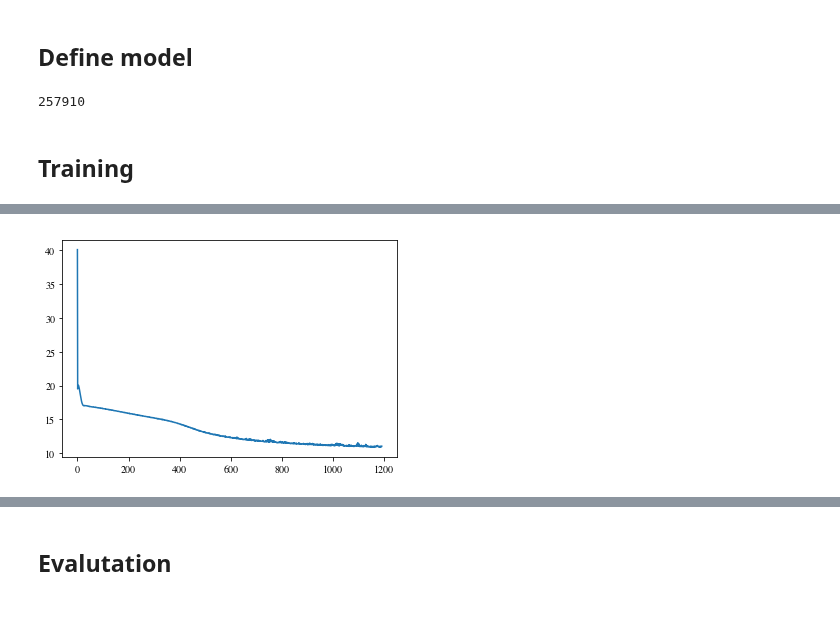
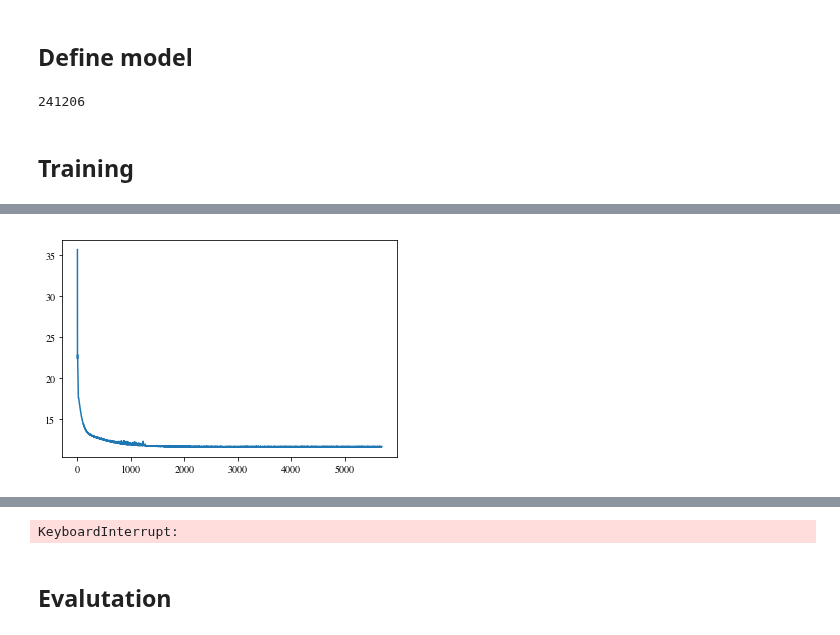
Before and after one commit to SchattenGenie/diff-surrogate, a Jupyter notebook: ffjord/conditional_ffjord_real_data.ipynb, the cells around one changed output, grey strips where cells are left out. Cells and saved outputs as stored; diff of their text form; code cells hidden in the pictures.

Commit message:
real data hierarchical model

```diff
--- a/ffjord/conditional_ffjord_real_data.ipynb
+++ b/ffjord/conditional_ffjord_real_data.ipynb
@@ -35,6 +35,10 @@ conditions_columns = ['magn_x', 'magn_len', 'start_pz',
 # %%
 x = torch.tensor(df[x_columns].values).float()
 conditions = torch.tensor(df[conditions_columns].values).float()
+# %%
+conditions = conditions[x[:, 2] > 0.]
+x = x[x[:, 2] > 0.]
+# x = torch.cat([x, (x[:, 2] != 0.).float().view(-1, 1)], dim=1)
 # %%
 x.shape, conditions.shape
 # %% [output]
@@ -48,17 +52,17 @@ regularization_fns = None
 model = build_model_tabular(dims=x.shape[1],
                             condition_dim=conditions.shape[1],
                             layer_type='concat_v2',
-                            num_blocks=3,
+                            num_blocks=5,
                             rademacher=False,
                             nonlinearity='tanh',
                             solver='dopri5',
-                            hidden_dims=(256, 256),
+                            hidden_dims=(128, 128, 128),
                             bn_lag=0.01,
                             batch_norm=True,
                             regularization_fns=regularization_fns).to(device)
 sum(p.numel() for p in model.parameters()  if p.requires_grad)
 # %% [output]
-257910
+241206
 # %%
 import torch.utils.data as pytorch_data_utils
 BATCH_SIZE = 16384 * 2
@@ -66,11 +70,31 @@ dataset = torch.utils.data.TensorDataset(x, conditions)
 dataloader = torch.utils.data.DataLoader(dataset, batch_size=BATCH_SIZE, shuffle=True)
 # %% [markdown]
 ## Training
+# %%
+import math
+
+def standard_normal_logprob(z):
+    logZ = -0.5 * math.log(2 * math.pi)
+    zpow = (z).pow(2)
+    return logZ - zpow / 2
+
+
+def compute_loss(model, data, condition, batch_size=None):
+    zero = torch.zeros(data.shape[0], 1).to(data.device)
+    z, delta_logp = model(x=data, logpx=zero, condition=condition)
+    # return delta_logp
+
+    # compute log q(z)
+    logpz = standard_normal_logprob(z).sum(1, keepdim=True)
+
+    logpx = logpz - delta_logp
+    loss = -torch.mean(logpx)
+    return loss
 # %%
 from tqdm import tqdm_notebook as tqdm
 
 trainable_parametrs = list(model.parameters())
-optimizer = torch.optim.Adam(trainable_parametrs, lr=1e-4)
+optimizer = torch.optim.Adam(trainable_parametrs, lr=0.5e-3)
 losses = []
 scheduler = torch.optim.lr_scheduler.ReduceLROnPlateau(optimizer, 'min', factor=0.5, patience=100)
 
@@ -80,7 +104,9 @@ for epoch in tqdm(range(50000)):
         x_batch = x_batch.to(device)
         cond_batch = cond_batch.to(device)
 
-        loss = compute_loss(model, data=x_batch + torch.randn(*x_batch.size()).float().to(device), condition=cond_batch)
+        loss = compute_loss(model,
+                            data=x_batch + torch.randn(*x_batch.size()).float().to(device) * x_batch.std(dim=0).detach() / 100,
+                            condition=cond_batch)
 
         if loss != loss:
             continue
@@ -102,5 +128,6 @@ iter 148: loss = 11.051 0.0001
-[figure, old version]
+[figure, new version]
 [interactive output not drawn]
+KeyboardInterrupt:
 # %% [markdown]
 ## Evalutation
 # %%
```
Also changed, not shown: parts of 7 cells of this notebook, 1 other file.
